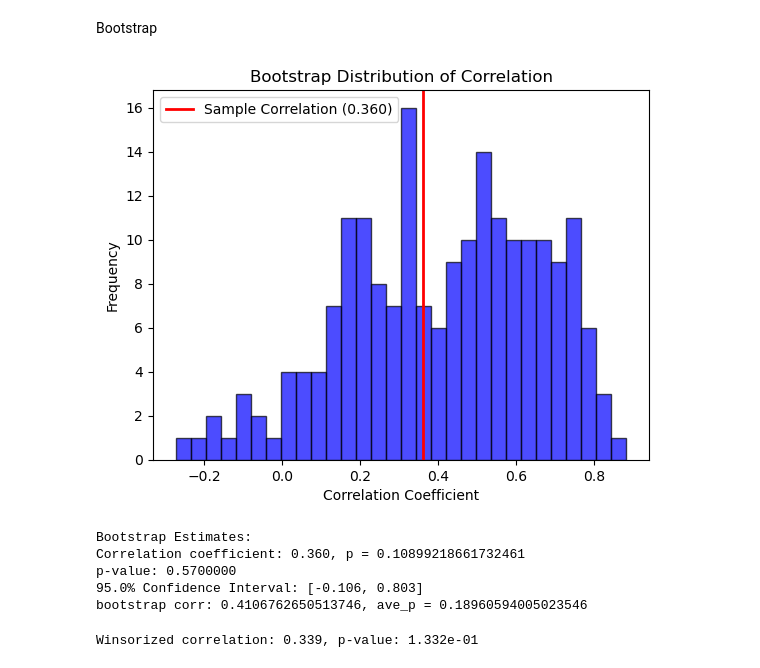
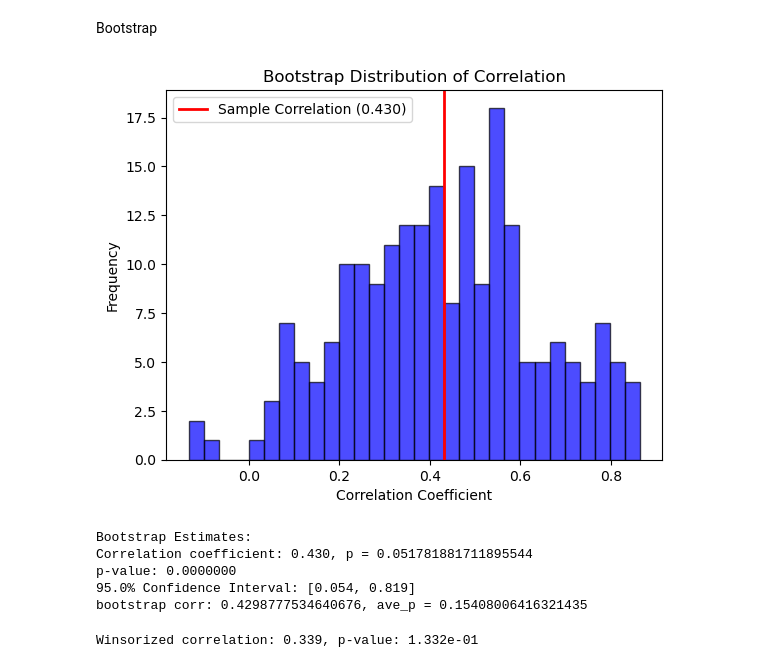
Before and after one commit to haiqin-zhang/AM-EEG, a Jupyter notebook: wavelet/plot_all_diffs.ipynb, the cells around one changed output. Cells and saved outputs as stored; diff of their text form; code cells hidden in the pictures.

```diff
--- a/wavelet/plot_all_diffs.ipynb
+++ b/wavelet/plot_all_diffs.ipynb
@@ -240,7 +240,7 @@ def diff_score_df(power_diff_df, scores_df):
     power_diff_filt_df.reset_index(drop=True)
 
     power_diff_df_ranked = power_diff_filt_df.merge(scores_df, on =[ 'sub'])
-    power_diff_df_ranked = power_diff_df_ranked[['sub', 'diff', 'musician', 'score', 'rank']]
+    #power_diff_df_ranked = power_diff_df_ranked[['sub', 'diff', 'musician', 'score', 'rank']]
 
     return power_diff_df_ranked
 # %%
@@ -350,6 +391,6 @@ x = np.random.rand(50)
 y = np.random.rand(50)
 alpha = 0.05
 
-p, ci, jack_corr, p_corr = jackknife_corr(power_diff_ranked['score'], power_diff_ranked['diff'], alpha, test = spearmanr)
+p, ci, jack_corr, p_corr = jackknife_corr(power_diff_ranked['score'], power_diff_ranked['diff'], alpha, test = pearsonr)
 # %% [output]
 Jackknife Estimates:
@@ -397,12 +438,12 @@ def bootstrap_corr(B, x, y, alpha=0.05, test = pearsonr):
     ci = np.percentile(boot_corr, [100 * alpha / 2, 100 * (1 - alpha / 2)])
 
     # Calculate p-value
-    #p = 2 * min(np.mean(boot_corr >= obs_corr), np.mean(boot_corr <= -obs_corr))
+    p = 2 * min(np.mean(boot_corr >= obs_corr), np.mean(boot_corr <= -obs_corr))
 
     # Calculate p-value
-    p_upper = np.mean(boot_corr >= obs_corr)
-    p_lower = np.mean(boot_corr <= -obs_corr)
-    p = p_upper + p_lower  # Combine both tails
+    #p_upper = np.mean(boot_corr >= obs_corr)
+    #p_lower = np.mean(boot_corr <= -obs_corr)
+    #p = p_upper + p_lower  # Combine both tails
 
 
     # Plot histogram of bootstrap correlations
@@ -425,14 +466,14 @@ def bootstrap_corr(B, x, y, alpha=0.05, test = pearsonr):
     return p, ci, boot_corr, p_corr
 # %%
 
-p, ci, boot_corr, p_corr = bootstrap_corr(200, power_diff_ranked['score'], power_diff_ranked['diff'], alpha=0.05, test =pearsonr)
+p, ci, boot_corr, p_corr = bootstrap_corr(210, power_diff_ranked['score'], power_diff_ranked['diff'], alpha=0.05, test =spearmanr)
 # %% [output]
-[figure, old version]
+[figure, new version]
 Bootstrap Estimates:
-Correlation coefficient: 0.360, p = 0.10899218661732461
-p-value: 0.5700000
-95.0% Confidence Interval: [-0.106, 0.803]
-bootstrap corr: 0.4106762650513746, ave_p = 0.18960594005023546
+Correlation coefficient: 0.430, p = 0.051781881711895544
+p-value: 0.0000000
+95.0% Confidence Interval: [0.054, 0.819]
+bootstrap corr: 0.4298777534640676, ave_p = 0.15408006416321435
 # %%
 import numpy as np
 from scipy.stats.mstats import winsorize, pearsonr
```
Also changed, not shown: parts of 9 cells of this notebook, 8 other files.
